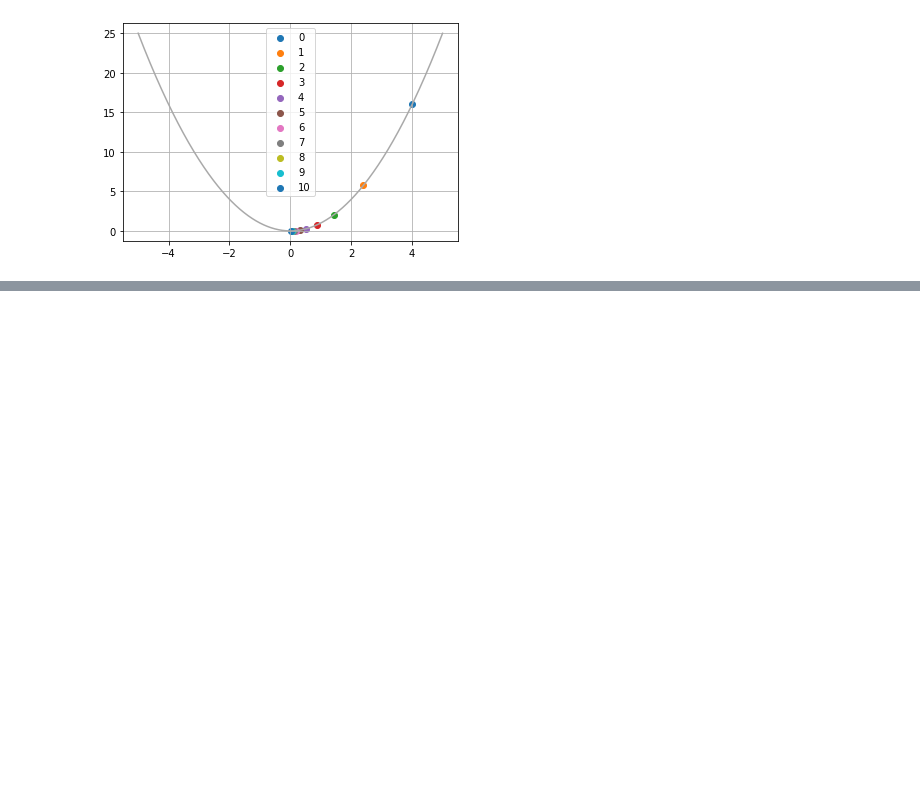
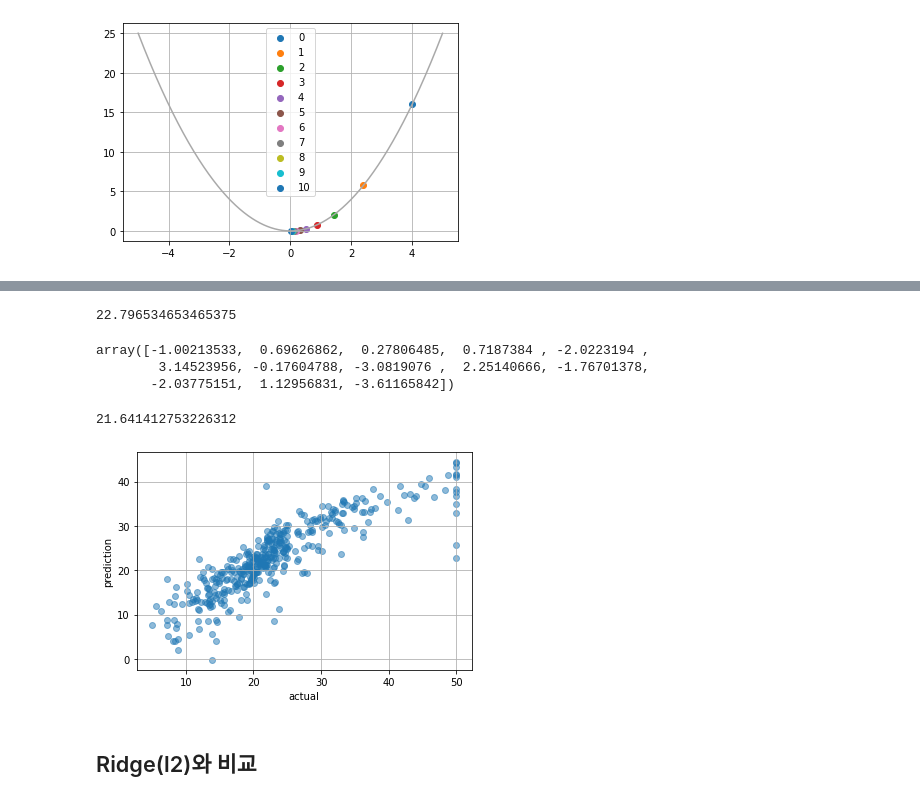
Before and after one commit to sangjin94/itwill-python, a Jupyter notebook: ml07_gradient_descent.ipynb, the cells around one changed output, grey strips where cells are left out. Drawn from its saved outputs; the diff is of its cells as text; code cells hidden in the pictures; blank space fills up the shorter version.

```diff
--- a/ml07_gradient_descent.ipynb
+++ b/ml07_gradient_descent.ipynb
@@ -69,0 +295,7 @@ plt.show()
+# %%
+scaler = StandardScaler()
+reg = LinearRegression()
+model2 = Pipeline(steps=[('scaler', scaler),
+                         ('reg', reg)])
+# %%
+model2.fit(X_train, y_train)
@@ -69,0 +310,26 @@ plt.show()
+# %%
+model2['reg'].intercept_
+# %% [output]
+22.796534653465375
+# %%
+model2['reg'].coef_
+# %% [output]
+array([-1.00213533,  0.69626862,  0.27806485,  0.7187384 , -2.0223194 ,
+        3.14523956, -0.17604788, -3.0819076 ,  2.25140666, -1.76701378,
+       -2.03775151,  1.12956831, -3.61165842])
+# %%
+train_pred = model2.predict(X_train)
+# %%
+mean_squared_error(y_train, train_pred)
+# %% [output]
+21.641412753226312
+# %%
+plt.scatter(y_train, train_pred, alpha=0.5)
+plt.xlabel('actual')
+plt.ylabel('prediction')
+plt.grid()
+plt.show()
+# %% [output]
+[figure, added]
+# %% [markdown]
+## Ridge(l2)와 비교
```
Also changed, not shown: parts of 50 cells of this notebook.
